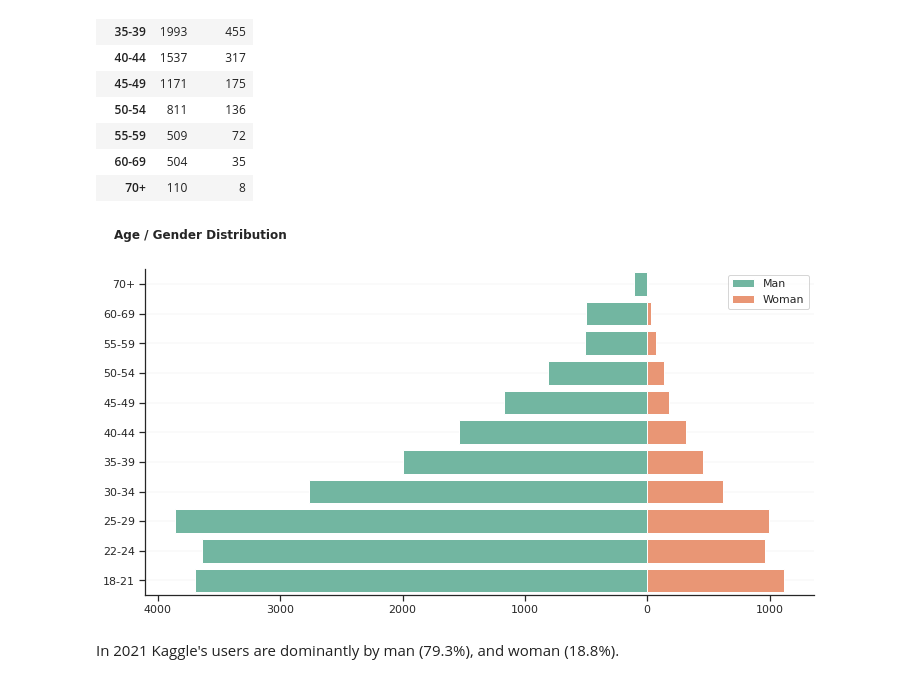
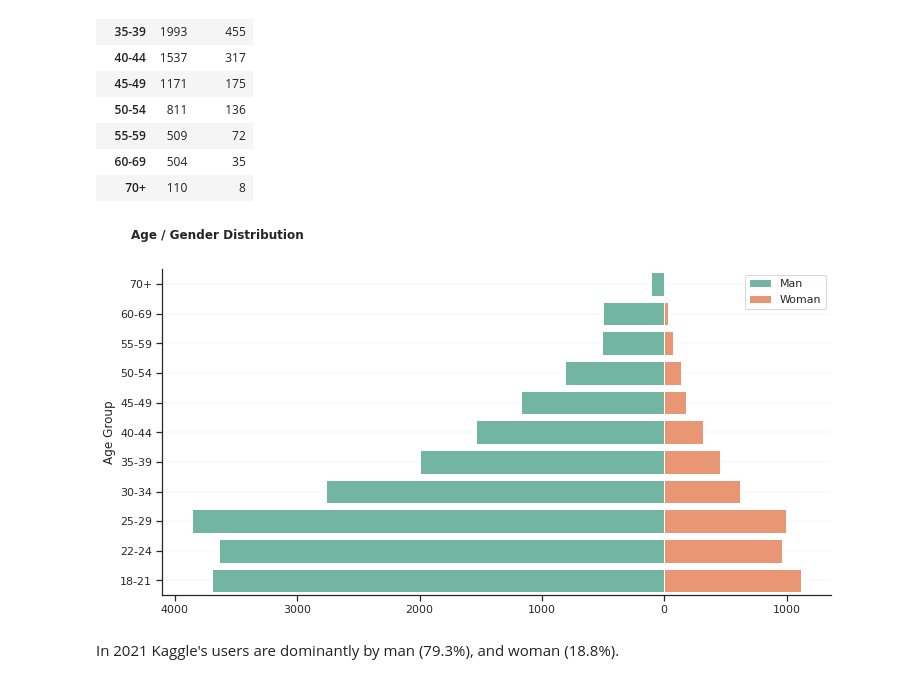
Before and after one commit to StephRoos/Data-Science, a Jupyter notebook: Kaggle_Survey/2021_Kaggle_Survey_Analysis.ipynb, the cells around one changed output. Drawn from its saved outputs; the diff is of its cells as text; code cells hidden in the pictures.

```diff
--- a/Kaggle_Survey/2021_Kaggle_Survey_Analysis.ipynb
+++ b/Kaggle_Survey/2021_Kaggle_Survey_Analysis.ipynb
@@ -59,31 +84,31 @@ df_age_gender
 # %%
 # Sort by age
 data = df_age_gender.copy()
 data.sort_index(ascending=False, inplace=True)
 data['Man'] = -data['Man']
 
 # Create a Pyramid plot with Age/Gender distribution
 fig, ax = plt.subplots(1,1, figsize=(12, 6))
 custom_params = {"axes.spines.right": False, "axes.spines.top": False}
 sns.set_theme(style="ticks", palette="Set2", rc=custom_params)
 ax.grid(axis='y', linestyle='-', alpha=1)
 
 sns.barplot(x=data['Man'], y=data.index, color='C0', label='Man')
 sns.barplot(x=data['Woman'], y=data.index, color='C1', label='Woman')
 
 ax.set_xlabel('')
 ax.set_xticklabels(abs(ax.get_xticks().astype(int)))
-ax.set_ylabel('')
+ax.set_ylabel('Age Group')
 ax.set_yticklabels(data.index)
 
 ax.grid(which='major', axis='y', zorder=0, color='#CDD0CB', lw=0.3, alpha=0.6)
 
 fig.text(0.09, 0.95, 'Age / Gender Distribution', fontsize=12, fontweight='bold')
 
 ax.legend()
 plt.show()
 # %% [output]
-[figure, old version]
+[figure, new version]
 # %% [markdown]
 In 2021 Kaggle's users are dominantly by man (79.3%), and woman (18.8%).
 # %% [markdown]
```
Also changed, not shown: parts of 11 cells of this notebook, 18 other files.
